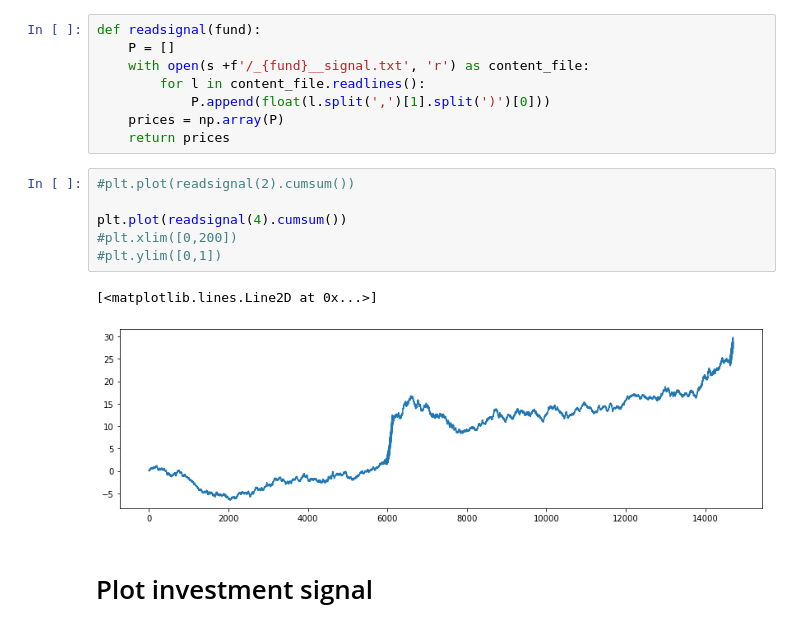
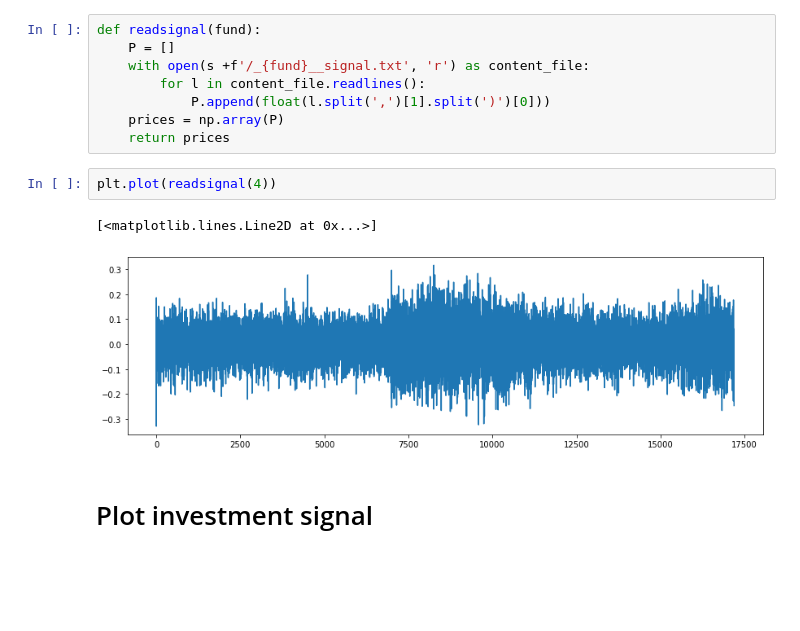
Before and after one commit to INET-Complexity/market-ecology, a Jupyter notebook: analysis/Market Prices and Net Asset Value.ipynb, the cells around one changed output. Saved outputs shown, nothing was run; the diff lists cells and outputs as text; blank space fills up the shorter version.

```diff
--- a/analysis/Market Prices and Net Asset Value.ipynb
+++ b/analysis/Market Prices and Net Asset Value.ipynb
@@ -53,15 +53,11 @@ def readsignal(fund):
             P.append(float(l.split(',')[1].split(')')[0]))
     prices = np.array(P)
     return prices
-# %%
-#plt.plot(readsignal(2).cumsum())
-
-plt.plot(readsignal(4).cumsum())
-#plt.xlim([0,200])
-#plt.ylim([0,1])
-# %% [output]
-[<matplotlib.lines.Line2D at 0x...>]
-[figure, removed]
+# %%
+plt.plot(readsignal(4))
+# %% [output]
+[<matplotlib.lines.Line2D at 0x...>]
+[figure, added]
 # %% [markdown]
 # Plot investment signal
 # %%
```
Also changed, not shown: parts of 4 cells of this notebook, 6 other files.
